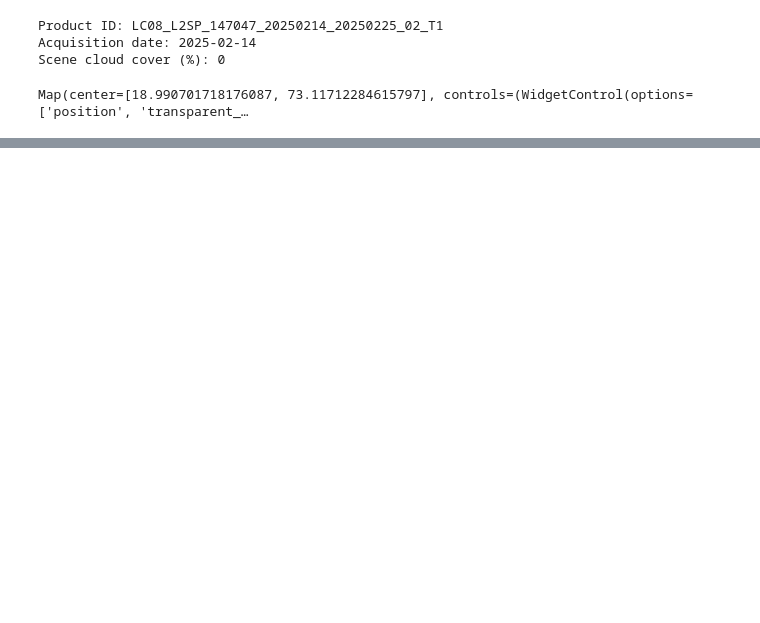
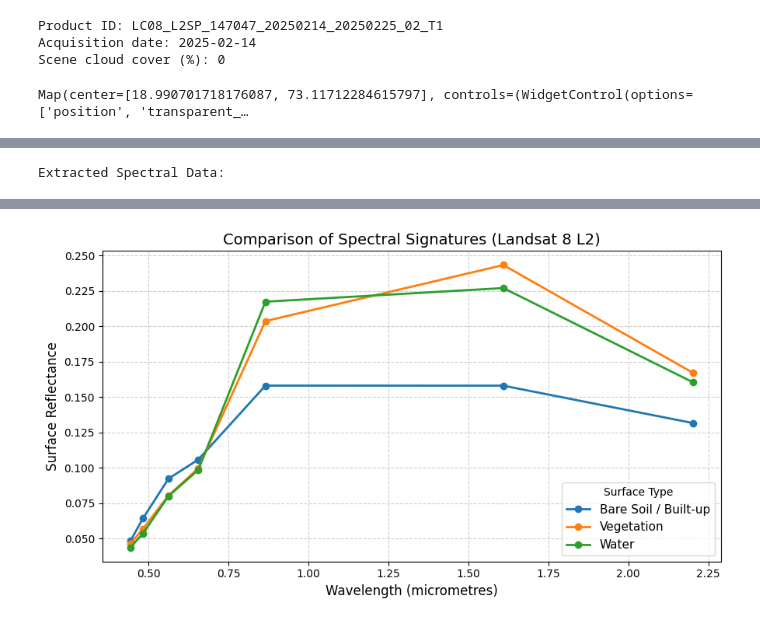
Before and after one commit to SamikshaaSonavane/EES322_LAB, a Jupyter notebook: lab1.ipynb, the cells around one changed output, grey strips where cells are left out. Drawn from its saved outputs; the diff is of its cells as text; code cells hidden in the pictures; blank space fills up the shorter version.

```diff
--- a/lab1.ipynb
+++ b/lab1.ipynb
@@ -33,7 +33,7 @@ print('AOI created.')
 AOI created.
 # %%
 START_DATE = '2025-01-01'
-END_DATE   = '2025-12-31'
+END_DATE   = '2025-12-01'
 MAX_CLOUD  = 60  # scene-level cloud cover percentage
 
 raw_collection = (
@@ -184,0 +147,77 @@ plt.show()
+# %%
+bands = ['SR_B1', 'SR_B2', 'SR_B3', 'SR_B4', 'SR_B5', 'SR_B6', 'SR_B7']
+
+# Approximate band-centre wavelengths in micrometres.
+wavelength_um = [0.443, 0.482, 0.562, 0.655, 0.865, 1.609, 2.201]
+
+
+# 1. Define 3 specific coordinates [Longitude, Latitude] inside your 20km AOI
+# (These coordinates are picked around Navi Mumbai / Panvel area for distinct surfaces)
+samples = {
+    'Vegetation': ee.Geometry.Point([73.1850, 18.9800]),          # Hills/Forest area
+    'Water': ee.Geometry.Point([73.2952, 18.9185]),               # Deep Mumbai Harbor Channel (Inside 20km)
+    'Bare Soil / Built-up': ee.Geometry.Point([73.1168, 18.9907]) # Urban/Panvel center
+}
+
+
+bands = ['SR_B1', 'SR_B2', 'SR_B3', 'SR_B4', 'SR_B5', 'SR_B6', 'SR_B7']
+wavelength_um = [0.443, 0.482, 0.562, 0.655, 0.865, 1.609, 2.201]
+
+# 2. Add sample points to your geemap layout for visual verification
+for surface_name, pt in samples.items():
+    Map.addLayer(pt, {}, f'Sample: {surface_name}')
+
+# 3. Loop through each point and extract spectral reflectance
+spectral_list = []
+
+for surface_name, pt in samples.items():
+    sample_area = pt.buffer(45)
+
+    spectrum = (
+        image.select(bands)
+        .reduceRegion(
+            reducer=ee.Reducer.mean(),
+            geometry=sample_area,
+            scale=30,
+            maxPixels=1_000_000,
+        )
+        .getInfo()
+    )
+
+    # Get reflectance values for each band
+    reflectance = [spectrum.get(b, np.nan) for b in bands]
+
+    # Store in list
+    for w, r in zip(wavelength_um, reflectance):
+        spectral_list.append({
+            'Surface_Type': surface_name,
+            'Wavelength_um': w,
+            'Surface_reflectance': r
+        })
+
+# 4. Create master DataFrame
+spectral_df = pd.DataFrame(spectral_list)
+print("Extracted Spectral Data:")
+display(spectral_df.head(21))
+
+# 5. Plot all 3 signatures on a single graph
+plt.figure(figsize=(9, 5))
+
+for surface_name, group in spectral_df.groupby('Surface_Type'):
+    plt.plot(
+        group['Wavelength_um'],
+        group['Surface_reflectance'],
+        marker='o',
+        linewidth=2,
+        label=surface_name
+    )
+
+plt.xlabel('Wavelength (micrometres)', fontsize=12)
+plt.ylabel('Surface Reflectance', fontsize=12)
+plt.title('Comparison of Spectral Signatures (Landsat 8 L2)', fontsize=14)
+plt.grid(True, linestyle='--', alpha=0.6)
+plt.legend(title='Surface Type', fontsize=11)
+plt.tight_layout()
+plt.show()
+# %% [output]
+Extracted Spectral Data:
@@ -184,0 +241 @@ plt.show()
+[figure, added]
```
Also changed, not shown: parts of 5 cells of this notebook.
